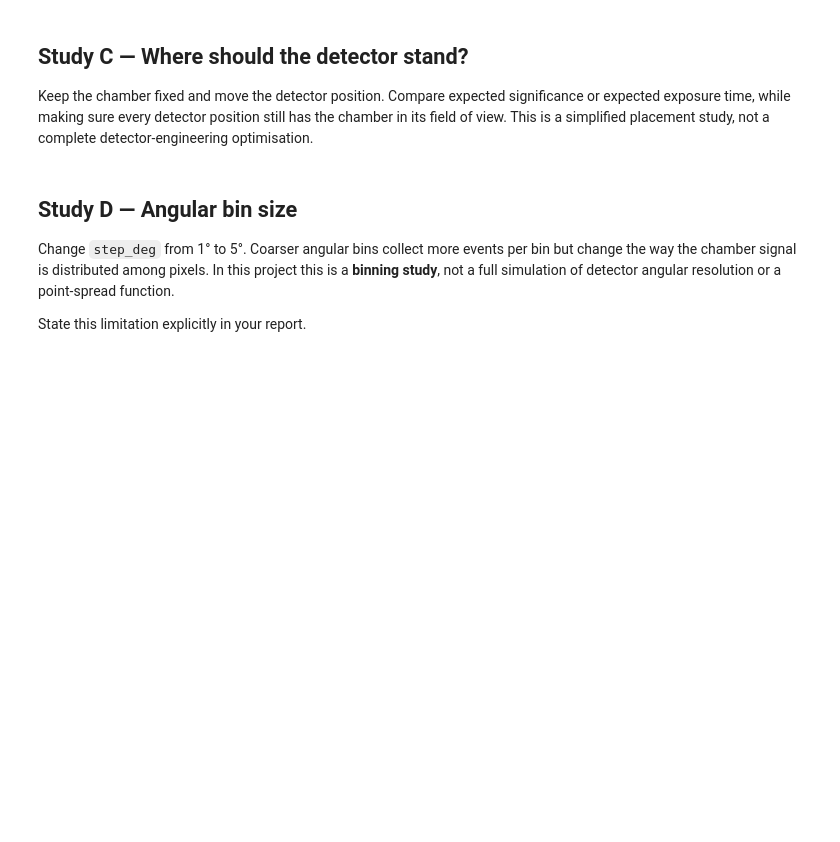
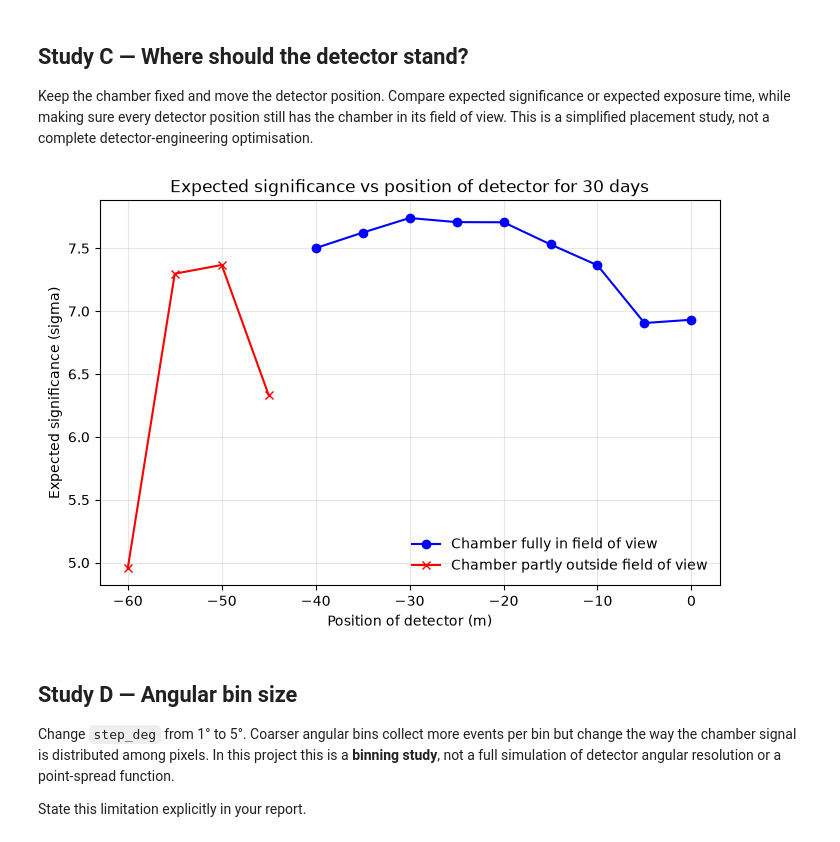
Before and after one commit to Evan-Lim/muography-project, a Jupyter notebook: samantha-student-package/notebooks/05_parameter_study.ipynb, the cells around one changed output. Saved outputs shown, nothing was run; the diff lists cells and outputs as text; code cells hidden in the pictures; blank space fills up the shorter version.

```diff
--- a/samantha-student-package/notebooks/05_parameter_study.ipynb
+++ b/samantha-student-package/notebooks/05_parameter_study.ipynb
@@ -48,6 +83,40 @@ Move the chamber centre to `z = 40 ... 110` m while keeping radius, detector and
 Keep the chamber fixed and move the detector position. Compare expected significance or expected exposure time, while making sure every detector position still has the chamber in its field of view. This is a simplified placement study, not a complete detector-engineering optimisation.
 # %%
 # YOUR TURN
+
+days = 30.0
+y_pos = np.arange(-60, 1, 5)
+
+half_fov = cfg.FIELD_DEG/2.0
+vc = np.array(cfg.VOID_CENTRE_M)
+
+peak_S, in_view = [],[]
+
+for y in y_pos:
+    det = np.array ([0.0, float(y), cfg.DETECTOR_POSITION_M[2]])
+    dist = np.linalg.norm (vc - detector)
+    centre_angle = np.degrees(np.arctan2(abs(vc[1]-y), vc[2] - det[2]))
+    edge_angle = centre_angle + np.degrees(np.arcsin(cfg.VOID_RADIUS_M/dist))
+    in_view.append(edge_angle <= half_fov)
+    peak_S.append(expected_peak_significance(target0, det, days))
+
+y_pos = np.asarray(y_pos)
+peak_S = np.asarray(peak_S)
+in_view = np.asarray(in_view)
+
+plt.figure (figsize=(8,5));
+plt.plot (y_pos[in_view], peak_S[in_view], marker= 'o', color = 'blue', label = 'Chamber fully in field of view')
+plt.plot (y_pos[~in_view], peak_S[~in_view], marker= 'x', color = 'red', label = 'Chamber partly outside field of view')
+
+plt.xlabel('Position of detector (m)')
+plt.ylabel ('Expected significance (sigma)')
+plt.title (f'Expected significance vs position of detector for {days:.0f} days')
+
+plt.grid(alpha=0.3, which='both')
+plt.legend (frameon = False)
+plt.show()
+# %% [output]
+[figure, added]
 # %% [markdown]
 ## Study D — Angular bin size
 
```
Also changed, not shown: parts of 3 cells of this notebook.
